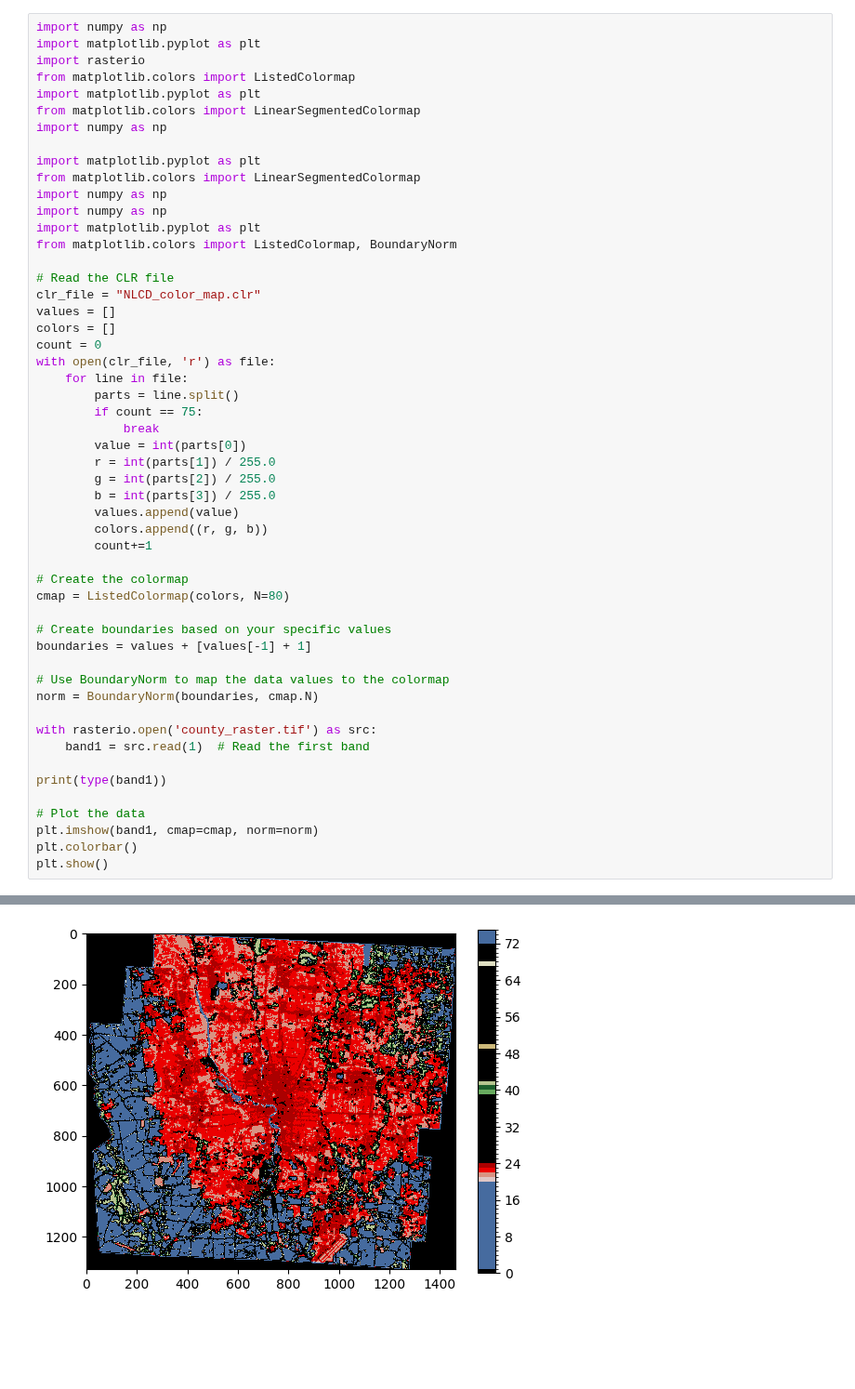
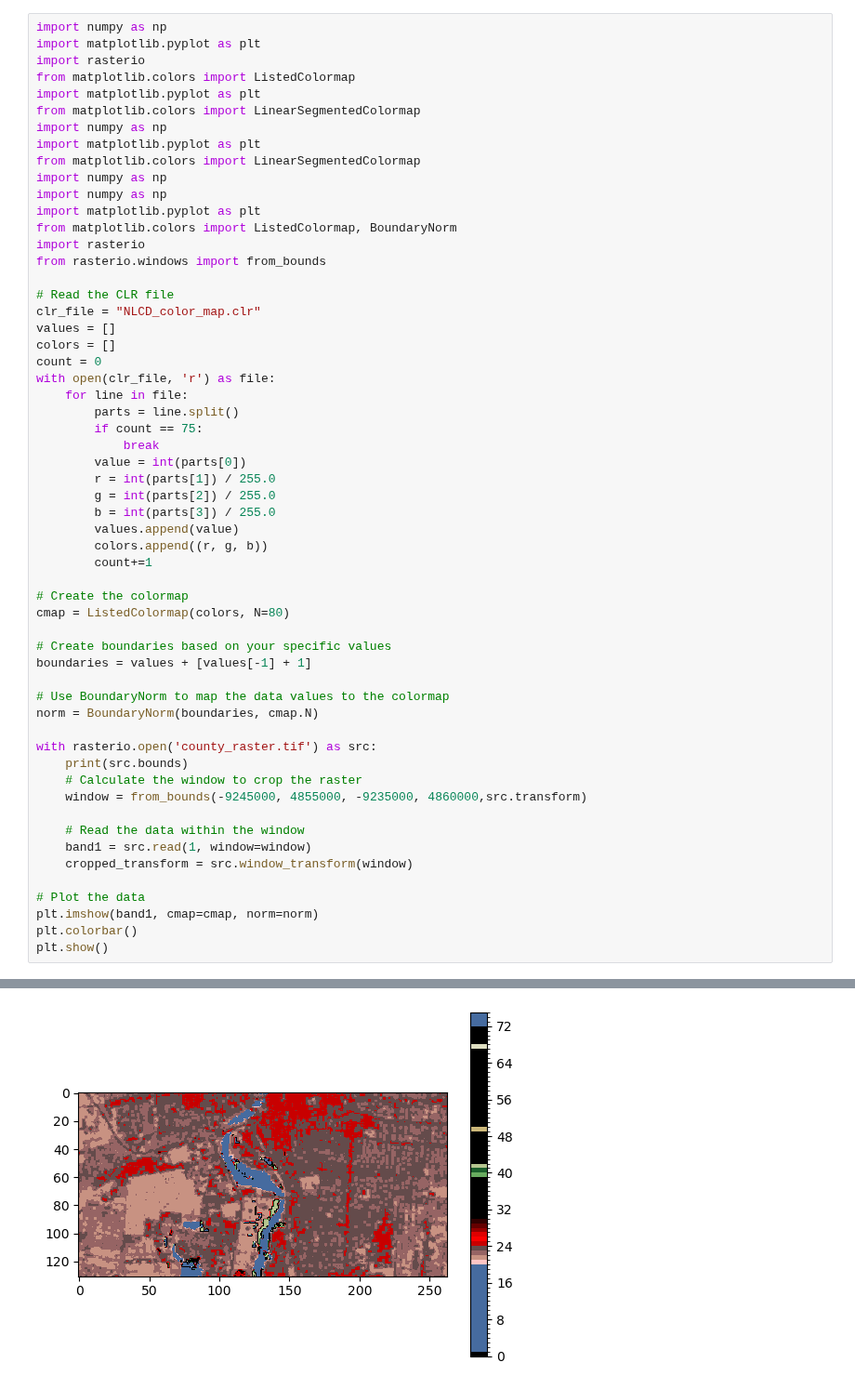
Before and after one commit to ICICLE-ai/Food-Access-Model, a Jupyter notebook: data/household_creation/process_county_raster.ipynb, the cells around one changed output, grey strips where cells are left out. Shown at 93% size. Cells and saved outputs as stored; diff of their text form; blank space fills up the shorter version.

```diff
--- a/data/household_creation/process_county_raster.ipynb
+++ b/data/household_creation/process_county_raster.ipynb
@@ -6,13 +6,14 @@ from matplotlib.colors import ListedColormap
 import matplotlib.pyplot as plt
 from matplotlib.colors import LinearSegmentedColormap
 import numpy as np
-
 import matplotlib.pyplot as plt
 from matplotlib.colors import LinearSegmentedColormap
 import numpy as np
 import numpy as np
 import matplotlib.pyplot as plt
 from matplotlib.colors import ListedColormap, BoundaryNorm
+import rasterio
+from rasterio.windows import from_bounds
 
 # Read the CLR file
 clr_file = "NLCD_color_map.clr"
@@ -42,9 +43,13 @@ boundaries = values + [values[-1] + 1]
 norm = BoundaryNorm(boundaries, cmap.N)
 
 with rasterio.open('county_raster.tif') as src:
-    band1 = src.read(1)  # Read the first band
+    print(src.bounds)
+    # Calculate the window to crop the raster
+    window = from_bounds(-9245000, 4855000, -9235000, 4860000,src.transform)
 
-print(type(band1))
+    # Read the data within the window
+    band1 = src.read(1, window=window)
+    cropped_transform = src.window_transform(window)
 
 # Plot the data
 plt.imshow(band1, cmap=cmap, norm=norm)
@@ -55 +60 @@ plt.show()
-[figure, old version]
+[figure, new version]
```
Also changed, not shown: parts of 1 cell of this notebook, 4 other files.
